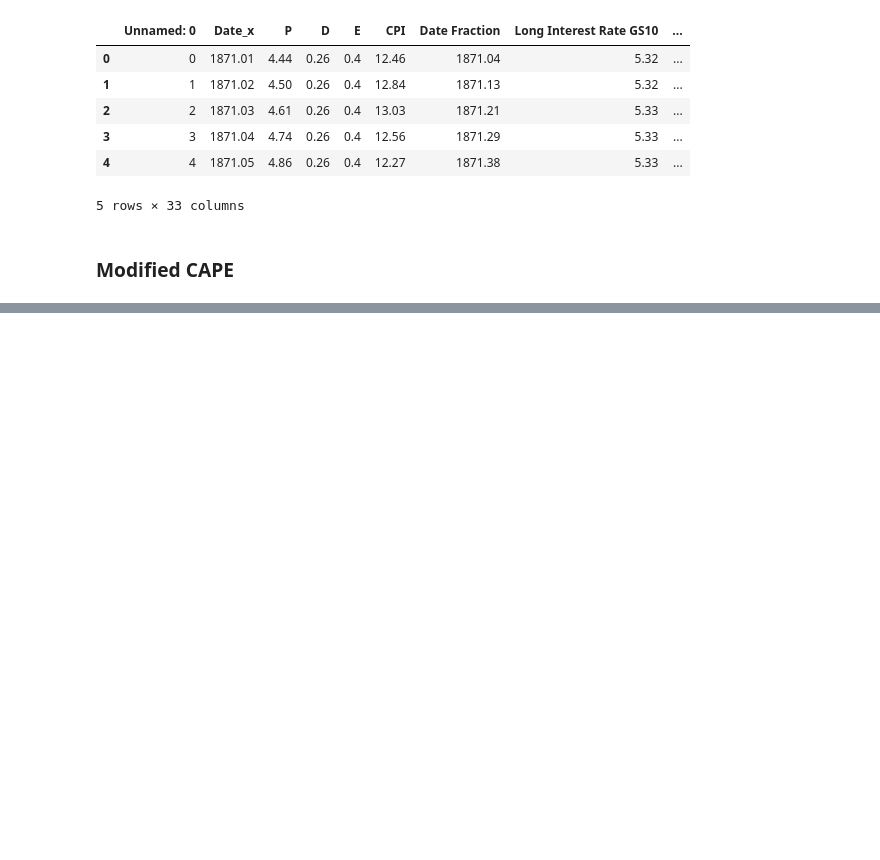
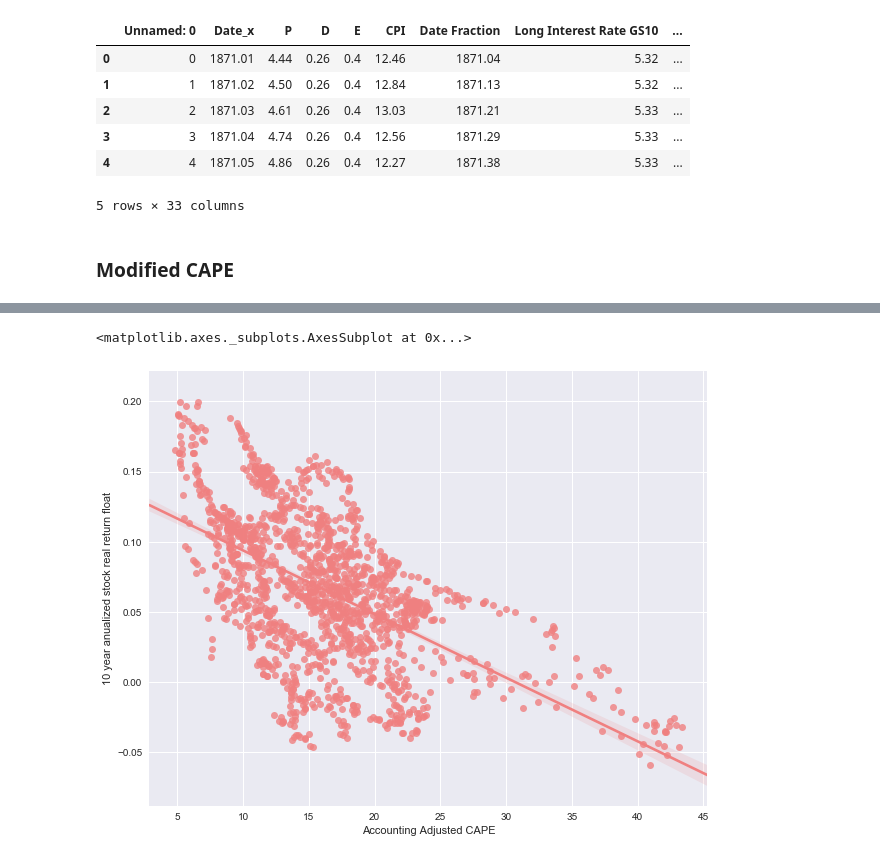
Before and after one commit to samsonq/Modifying-Shiller-CAPE-Ratio, a Jupyter notebook: notebooks/accounting.ipynb, the cells around one changed output, grey strips where cells are left out. Drawn from its saved outputs; the diff is of its cells as text; code cells hidden in the pictures; blank space fills up the shorter version.

```diff
--- a/notebooks/accounting.ipynb
+++ b/notebooks/accounting.ipynb
@@ -103,0 +127,9 @@ Warnings:
+# %%
+plt.figure(figsize=(10, 8))
+sns.regplot(df_acc["Accounting Adjusted CAPE"],
+            df_acc["10 year anualized stock real return float"],
+            label="Real Returns",
+            color='lightcoral')
+# %% [output]
+<matplotlib.axes._subplots.AxesSubplot at 0x...>
+[figure, added]
```
Also changed, not shown: parts of 3 cells of this notebook, 3 other files.
